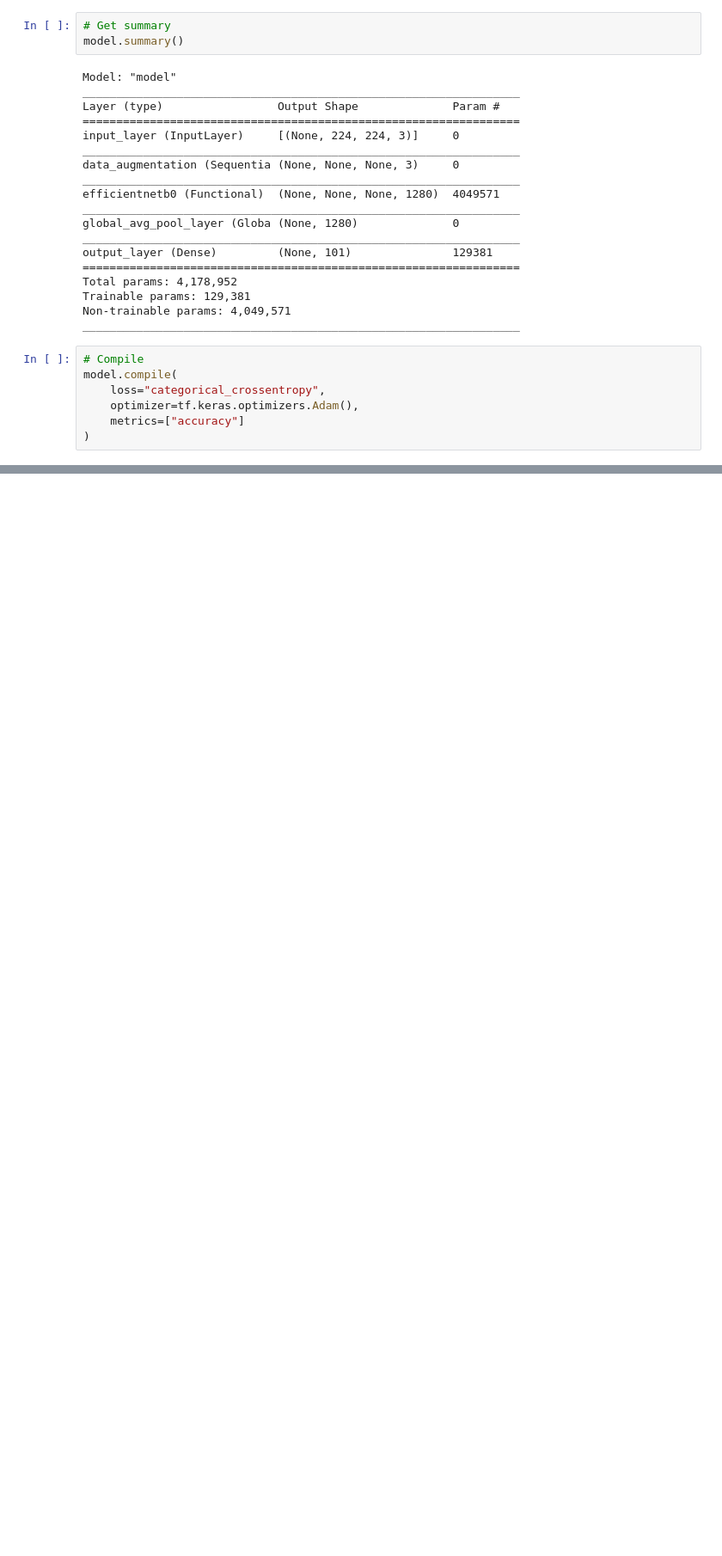
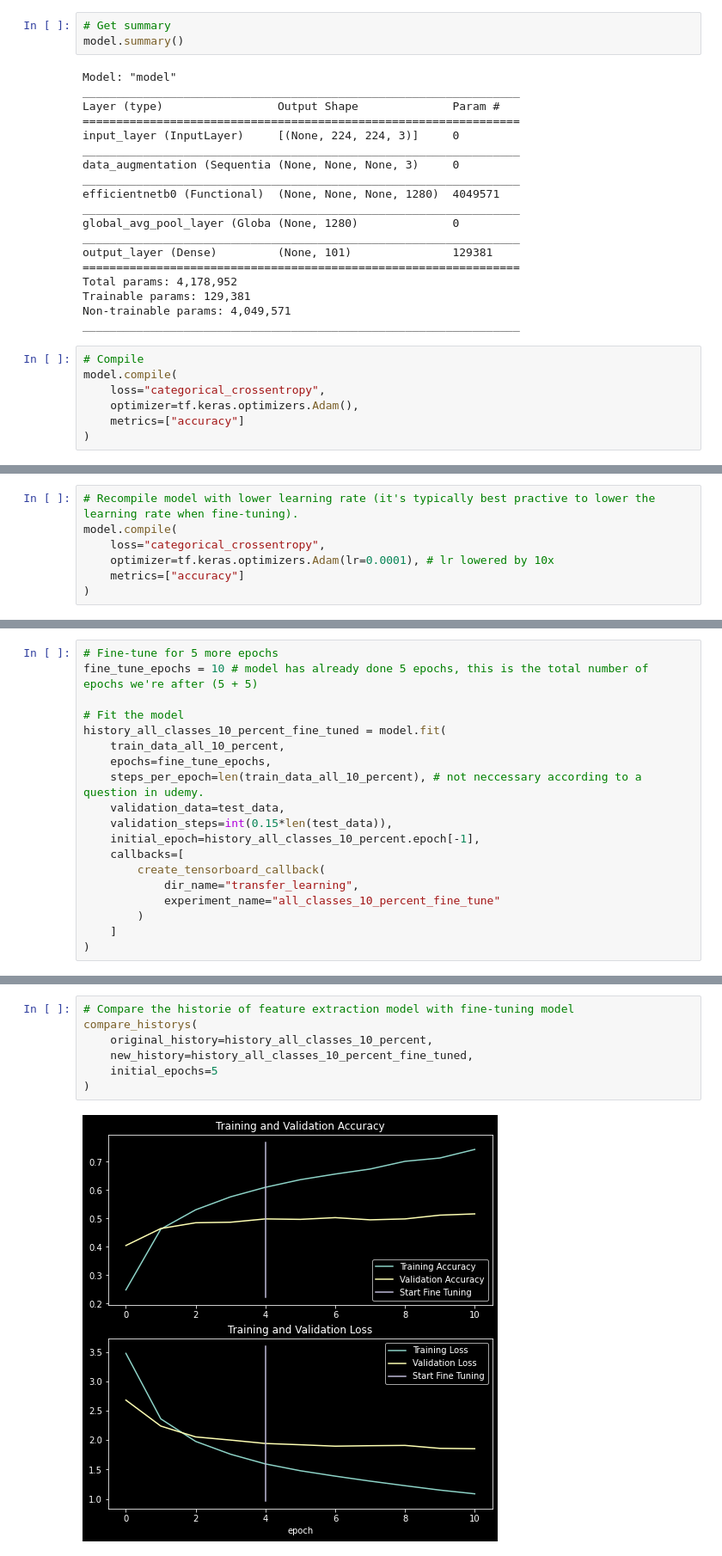
Before and after one commit to gvtsch/Udemy_TensorFlow_Certificate, a Jupyter notebook: 06_transfer_learning_with_TensorFlow_part_3_scaling_up.ipynb, the cells around one changed output, grey strips where cells are left out. Shown at 86% size. Saved outputs shown, nothing was run; the diff lists cells and outputs as text; blank space fills up the shorter version.

```diff
--- a/06_transfer_learning_with_TensorFlow_part_3_scaling_up.ipynb
+++ b/06_transfer_learning_with_TensorFlow_part_3_scaling_up.ipynb
@@ -224,0 +228,7 @@ plot_loss_curves(history_all_classes_10_percent)
+# %%
+# Recompile model with lower learning rate (it's typically best practive to lower the learning rate when fine-tuning).
+model.compile(
+    loss="categorical_crossentropy",
+    optimizer=tf.keras.optimizers.Adam(lr=0.0001), # lr lowered by 10x
+    metrics=["accuracy"]
+)
@@ -224,0 +267,19 @@ plot_loss_curves(history_all_classes_10_percent)
+# %%
+# Fine-tune for 5 more epochs
+fine_tune_epochs = 10 # model has already done 5 epochs, this is the total number of epochs we're after (5 + 5)
+
+# Fit the model
+history_all_classes_10_percent_fine_tuned = model.fit(
+    train_data_all_10_percent,
+    epochs=fine_tune_epochs,
+    steps_per_epoch=len(train_data_all_10_percent), # not neccessary according to a question in udemy.
+    validation_data=test_data,
+    validation_steps=int(0.15*len(test_data)),
+    initial_epoch=history_all_classes_10_percent.epoch[-1],
+    callbacks=[
+        create_tensorboard_callback(
+            dir_name="transfer_learning",
+            experiment_name="all_classes_10_percent_fine_tune"
+        )
+    ]
+)
@@ -224,0 +307,9 @@ plot_loss_curves(history_all_classes_10_percent)
+# %%
+# Compare the historie of feature extraction model with fine-tuning model
+compare_historys(
+    original_history=history_all_classes_10_percent,
+    new_history=history_all_classes_10_percent_fine_tuned,
+    initial_epochs=5
+)
+# %% [output]
+[figure, added]
```
Also changed, not shown: parts of 33 cells of this notebook, 7 other files.
